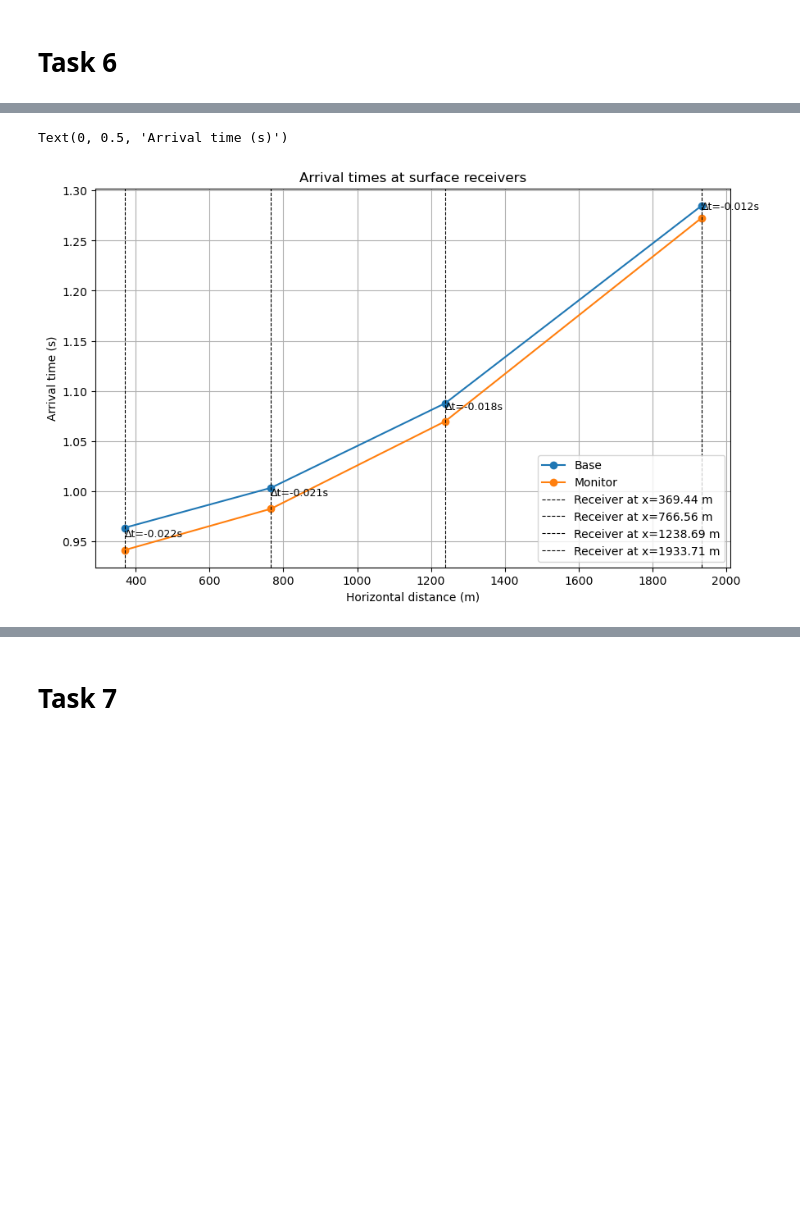
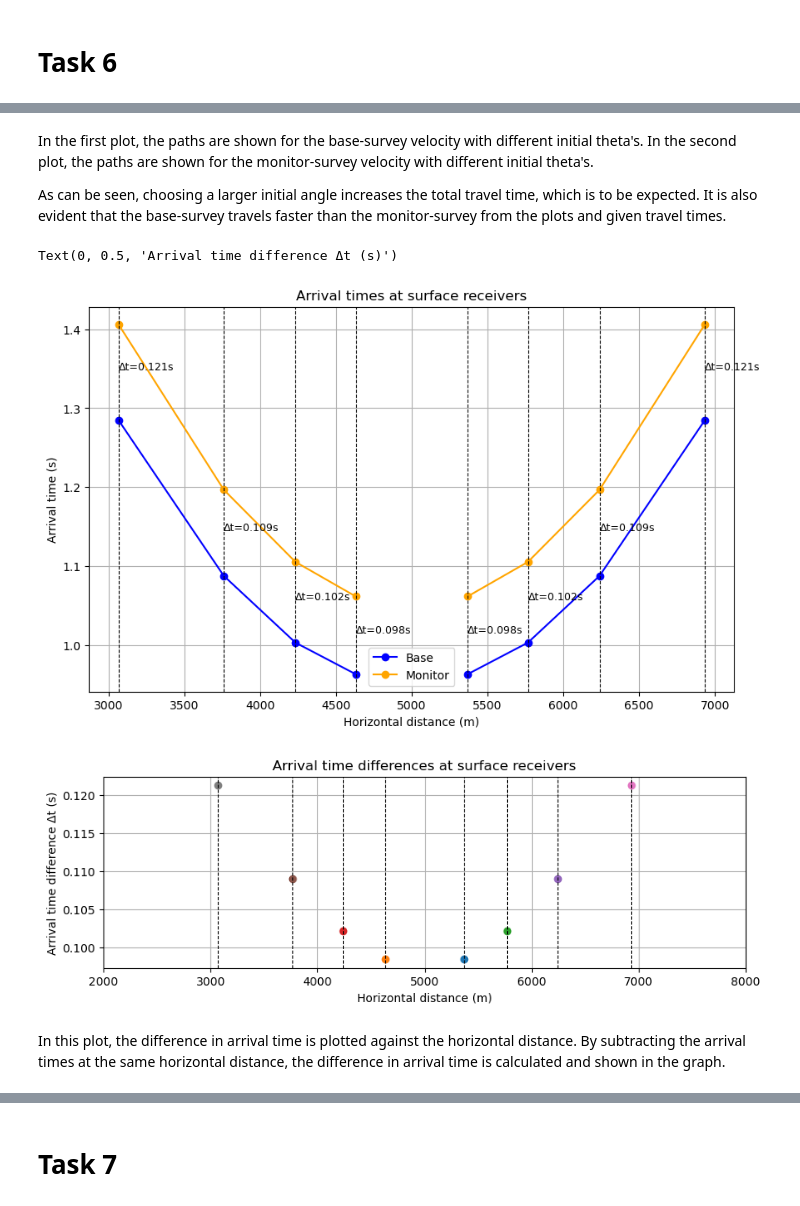
Before and after one commit to GijsvanGrieken/seismicity_groningen, a Jupyter notebook: Workshop_group2_final.ipynb, the cells around one changed output, grey strips where cells are left out. Cells and saved outputs as stored; diff of their text form; code cells hidden in the pictures; blank space fills up the shorter version.

Commit message:
with text task 6

```diff
--- a/Workshop_group2_final.ipynb
+++ b/Workshop_group2_final.ipynb
@@ -678,19 +680,10 @@ delta_vP_layer4 = 2737
 delta_vS_layer4 = 2363
 
 vp_log_monitor = vp_log.copy()
-vp_log_monitor[idxP[2]:idxP[3]] += delta_vP_layer4
+vp_log_monitor[idxP[2]:idxP[3]] -= delta_vP_layer4
 
 vs_log_monitor = vs_log.copy()
-vs_log_monitor[idxS[2]:idxS[3]] += delta_vS_layer4
-
-delta_vP_layer4 = 2737
-delta_vS_layer4 = 2363
-
-vp_log_monitor = vp_log.copy()
-vp_log_monitor[idxP[2]:idxP[3]] += delta_vP_layer4
-
-vs_log_monitor = vs_log.copy()
-vs_log_monitor[idxS[2]:idxS[3]] += delta_vS_layer4
+vs_log_monitor[idxS[2]:idxS[3]] -= delta_vS_layer4
 
 fig, axes = plt.subplots(1, 2, figsize=(10, 6), sharey=True)
 
@@ -801,7 +808,7 @@ def arrival_times_surface_receivers(theta0, v, z_inc, depths):
     return t_total, x_final, x_paths, thetas
 # %%
 arr_times_base, x_final_base, x_path_base, thetas_base  = arrival_times_surface_receivers([5, 10, 15, 20], vp_log, 2808, depthsP)
-arr_times_mon, x_final_mon, x_path_mon, thetas_mon = arrival_times_surface_receivers([5.118526, 10.214793, 15.258636, 20.1994896], vp_log_monitor, 2808, depthsP)
+arr_times_mon, x_final_mon, x_path_mon, thetas_mon = arrival_times_surface_receivers([4.535463, 9.06785, 13.6066977, 18.2118147], vp_log_monitor, 2808, depthsP)
 # %% [output]
 2246
 Total travel time for incident angle 0.087266 degrees: 0.963372 s, horizontal distance: 369.438953 m
@@ -824,28 +831,63 @@ Total travel time for incident angle 0.352548 degrees: 1.272785 s, horizontal di
+# %% [markdown]
+In the first plot, the paths are shown for the base-survey velocity with different initial theta's. In the second plot, the paths are shown for the monitor-survey velocity with different initial theta's.
+
+As can be seen, choosing a larger initial angle increases the total travel time, which is to be expected. It is also evident that the base-survey travels faster than the monitor-survey from the plots and given travel times.
 # %%
 #diff_arrival_times = total_times_monitor - total_times_base
 plt.figure(figsize=(10,6))
-plt.plot(x_final_base, arr_times_base, label="Base", marker='o')
-plt.plot(x_final_mon, arr_times_mon, label="Monitor", marker='o')
+plt.plot(5000 + x_final_base, arr_times_base, color='b', label="Base", marker='o')
+plt.plot(5000 + x_final_mon, arr_times_mon, color='orange', label="Monitor", marker='o')
+plt.plot(5000 - x_final_base, arr_times_base, color='b', marker='o')
+plt.plot(5000 - x_final_mon, arr_times_mon, color='orange', marker='o')
 for i in range(len(x_final_base)):
-    plt.axvline(x=x_final_base[i], color='k', lw=0.8, linestyle='--', label=f"Receiver at x={x_final_base[i]:.2f} m")
+    plt.axvline(5000 + x_final_base[i], color='k', lw=0.8, linestyle='--')
+    plt.axvline(5000 - x_final_base[i], color='k', lw=0.8, linestyle='--')
+
     diff_arrival_times = arr_times_mon[i] - arr_times_base[i]
     plt.text(
-        x_final_base[i],
+        5000 + x_final_base[i],
+        (arr_times_base[i] + arr_times_mon[i])/2,
+        f"Δt={diff_arrival_times:.3f}s",
+        color='black',
+        fontsize=9,
+        va='bottom',
+        ha='left'
+    )
+    plt.text(
+        5000 - x_final_base[i],
         (arr_times_base[i] + arr_times_mon[i])/2,
         f"Δt={diff_arrival_times:.3f}s",
         color='black',
         fontsize=9,
         va='bottom',
         ha='left'
     )
 plt.title("Arrival times at surface receivers")
 plt.legend()
 plt.grid()
 plt.xlabel("Horizontal distance (m)")
 plt.ylabel("Arrival time (s)")
+
+plt.figure(figsize=(10,3))
+plt.xlim(2000, 8000)
+for i in range(len(x_final_base)):
+    plt.axvline(x_final_base[i] + 5000, color='k', lw=0.8, linestyle='--', label=f"Receiver at x={x_final_base[i]:.2f} m")
+    plt.axvline(5000 - x_final_base[i], color='k', lw=0.8, linestyle='--', label=f"Receiver at x={x_final_base[i]:.2f} m")
+
+    diff_arrival_times = arr_times_mon[i] - arr_times_base[i]
+    plt.scatter(x_final_base[i] + 5000, diff_arrival_times, label=f"Δt at x={x_final_base[i]:.2f} m: {diff_arrival_times:.3f}s")
+    plt.scatter(5000 - x_final_base[i], diff_arrival_times, label=f"Δt at x={x_final_base[i]:.2f} m: {diff_arrival_times:.3f}s")
+
+plt.grid()
+plt.title("Arrival time differences at surface receivers")
+plt.xlabel("Horizontal distance (m)")
+plt.ylabel("Arrival time difference Δt (s)")
 # %% [output]
-Text(0, 0.5, 'Arrival time (s)')
+Text(0, 0.5, 'Arrival time difference Δt (s)')
-[figure, old version]
+[figure, new version]
+[figure, added]
+# %% [markdown]
+In this plot, the difference in arrival time is plotted against the horizontal distance. By subtracting the arrival times at the same horizontal distance, the difference in arrival time is calculated and shown in the graph.
 # %%
 z = np.arange(-len(x_path_base[0])*1.25, 0, 1.25)
 
```
Also changed, not shown: parts of 10 cells of this notebook.
